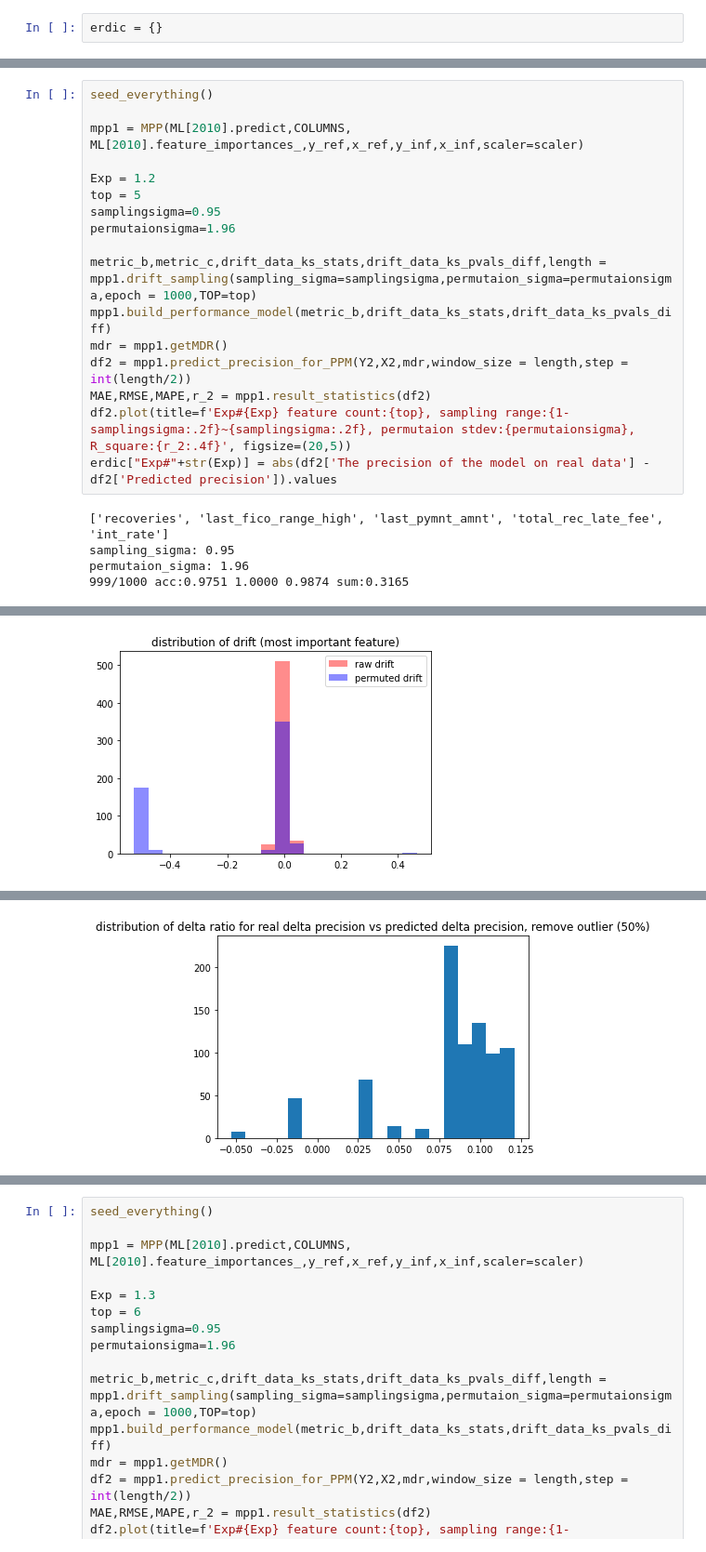
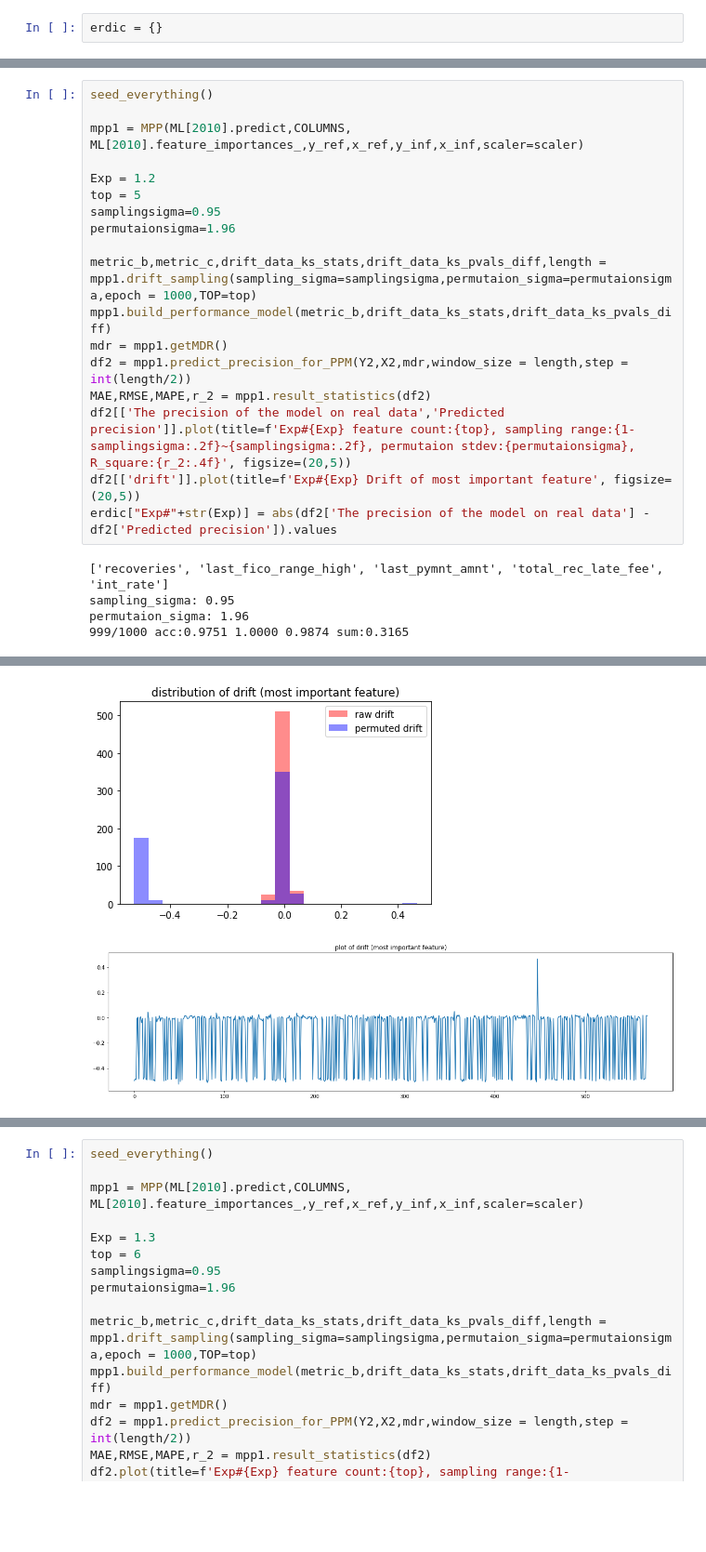
Before and after one commit to dolmani38/drift, a Jupyter notebook: Concept drift에 의한 모델의 성능 추정 방법_0723.ipynb, the cells around one changed output, grey strips where cells are left out. Shown at 93% size. Saved outputs shown, nothing was run; the diff lists cells and outputs as text; blank space fills up the shorter version.

```diff
--- a/Concept drift에 의한 모델의 성능 추정 방법_0723.ipynb
+++ b/Concept drift에 의한 모델의 성능 추정 방법_0723.ipynb
@@ -956,27 +977,29 @@ R2 0.364875171090683
 # %%
 seed_everything()
 
 mpp1 = MPP(ML[2010].predict,COLUMNS, ML[2010].feature_importances_,y_ref,x_ref,y_inf,x_inf,scaler=scaler)
 
 Exp = 1.2
 top = 5
 samplingsigma=0.95
 permutaionsigma=1.96
 
 metric_b,metric_c,drift_data_ks_stats,drift_data_ks_pvals_diff,length = mpp1.drift_sampling(sampling_sigma=samplingsigma,permutaion_sigma=permutaionsigma,epoch = 1000,TOP=top)
 mpp1.build_performance_model(metric_b,drift_data_ks_stats,drift_data_ks_pvals_diff)
 mdr = mpp1.getMDR()
 df2 = mpp1.predict_precision_for_PPM(Y2,X2,mdr,window_size = length,step = int(length/2))
 MAE,RMSE,MAPE,r_2 = mpp1.result_statistics(df2)
-df2.plot(title=f'Exp#{Exp} feature count:{top}, sampling range:{1-samplingsigma:.2f}~{samplingsigma:.2f}, permutaion stdev:{permutaionsigma}, R_square:{r_2:.4f}', figsize=(20,5))
+df2[['The precision of the model on real data','Predicted precision']].plot(title=f'Exp#{Exp} feature count:{top}, sampling range:{1-samplingsigma:.2f}~{samplingsigma:.2f}, permutaion stdev:{permutaionsigma}, R_square:{r_2:.4f}', figsize=(20,5))
+df2[['drift']].plot(title=f'Exp#{Exp} Drift of most important feature', figsize=(20,5))
 erdic["Exp#"+str(Exp)] = abs(df2['The precision of the model on real data'] - df2['Predicted precision']).values
 # %% [output]
 ['recoveries', 'last_fico_range_high', 'last_pymnt_amnt', 'total_rec_late_fee', 'int_rate']
 sampling_sigma: 0.95
 permutaion_sigma: 1.96
 999/1000 acc:0.9751 1.0000 0.9874 sum:0.3165
 [figure]
 [figure]
+[figure, new version]
 (570, 5)
                                  OLS Regression Results
 =======================================================================================
@@ -994,4 +1017,3 @@ size,step: 1725 1
 1725/1725 drift1:-0.009239414094369569 real_delta_acc:-0.0036293600133878723 predict_delta_acc:-0.026654258238751363 delta_ratio:0.1362
 raw MDR 0.03292488391550413 1725
 1725
-[figure, old version]
```
Also changed, not shown: parts of 7 cells of this notebook.
